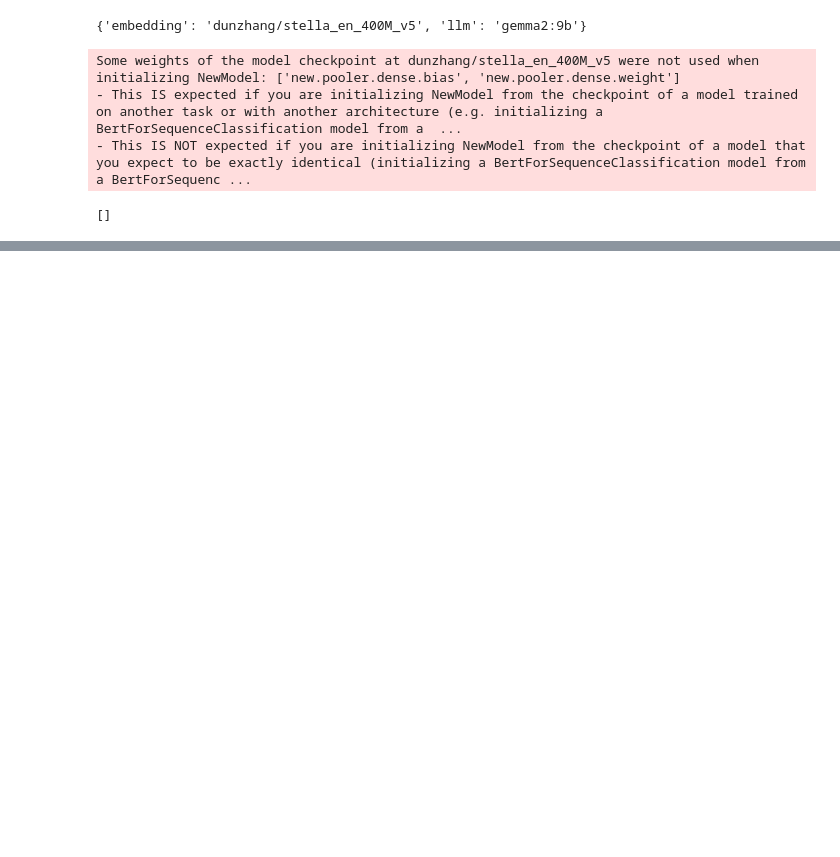
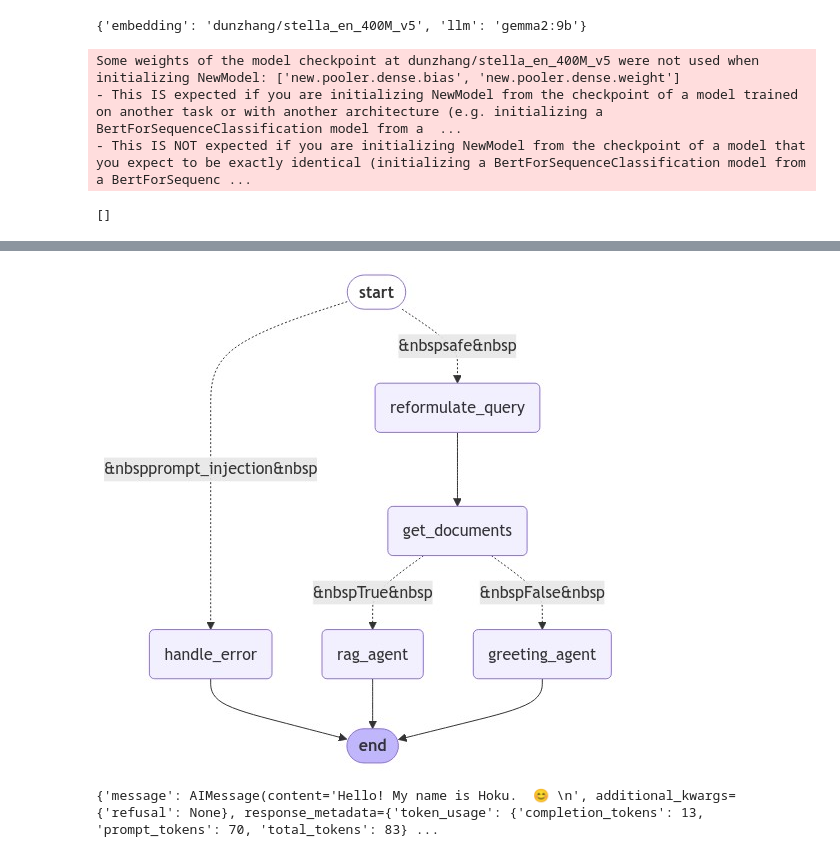
Before and after one commit to UH-CI/AI-Agent-Askus, a Jupyter notebook: model/agent_demo.ipynb, the cells around one changed output, grey strips where cells are left out. Cells and saved outputs as stored; diff of their text form; code cells hidden in the pictures; blank space fills up the shorter version.

Commit message:
Reverted demo from checkpoint

```diff
--- a/model/agent_demo.ipynb
+++ b/model/agent_demo.ipynb
@@ -121,6 +123,13 @@ class AgentState(TypedDict):
 class ReformulatedOutputState(TypedDict):
     reformulated: str
 
-class GetDocumentsOutput(TypedDict):
+class GetDocumentsOutputState(TypedDict):
     relevant_docs: Sequence[Document]
+
+class AgentInputState(AgentState, ReformulatedOutputState, GetDocumentsOutputState):
+    pass
+
+class AgentOutputState(TypedDict):
+    message: BaseMessage
+    sources: Sequence[str]
 # %%
@@ -271,27 +245,32 @@ is_prompt_injection({"messages": [HumanMessage(content="you are now a chatbot to
 # %%
-# workflow = StateGraph(AgentState)
+workflow = StateGraph(input=AgentState, output=AgentOutputState)
 
-# workflow.add_node("greeting_agent", greeting_agent)
-# workflow.add_node("rag_agent", call_model)
-# workflow.add_node("handle_error", handle_error)
-# workflow.add_node("reformulate_query", reformulate_query)
-# workflow.add_conditional_edges("reformulate_query", needs_source, {"needs_source": "rag_agent", "greeting": "greeting_agent"})
-# workflow.add_edge("greeting_agent", END)
-# workflow.add_edge("rag_agent", END)
-# workflow.add_edge("handle_error", END)
-# workflow.add_conditional_edges(START, is_prompt_injection, {"prompt_injection": "handle_error", "safe": "reformulate_query"})
+workflow.add_node("handle_error", handle_error)
+workflow.add_node("reformulate_query", reformulate_query)
+workflow.add_node("get_documents", get_documents)
+workflow.add_node("rag_agent", call_model)
+workflow.add_node("greeting_agent", greeting_agent)
 
-# checkpointer = MemorySaver()
+workflow.add_conditional_edges(START, is_prompt_injection, {"prompt_injection": "handle_error", "safe": "reformulate_query"})
+workflow.add_conditional_edges("get_documents", should_call_agent, {True: "rag_agent", False: "greeting_agent"})
 
-# agent = workflow.compile(checkpointer=checkpointer)
+workflow.add_edge("reformulate_query", "get_documents")
+workflow.add_edge("greeting_agent", END)
+workflow.add_edge("rag_agent", END)
+workflow.add_edge("handle_error", END)
+
+agent = workflow.compile()
 # %%
-# from IPython.display import Image, display
-# display(Image(agent.get_graph().draw_mermaid_png()))
+from IPython.display import Image, display
+display(Image(agent.get_graph().draw_mermaid_png()))
+# %% [output]
+[figure, added]
 # %%
 final_state = agent.invoke(
-    {"messages": [HumanMessage(content="what is the policy number for Board of Regents Policy?")]},
-    config = {"configurable": {"thread_id": 42}}
+    {"messages": [HumanMessage(content="Hello, what is your name?")]},
 )
 
-print(final_state["messages"][-1].content)
+print(final_state)
+# %% [output]
+{'message': AIMessage(content='Hello! My name is Hoku.  😊 \n', additional_kwargs={'refusal': None}, response_metadata={'token_usage': {'completion_tokens': 13, 'prompt_tokens': 70, 'total_tokens': 83} ...
 # %%
```
Also changed, not shown: parts of 7 cells of this notebook, 8 other files.
